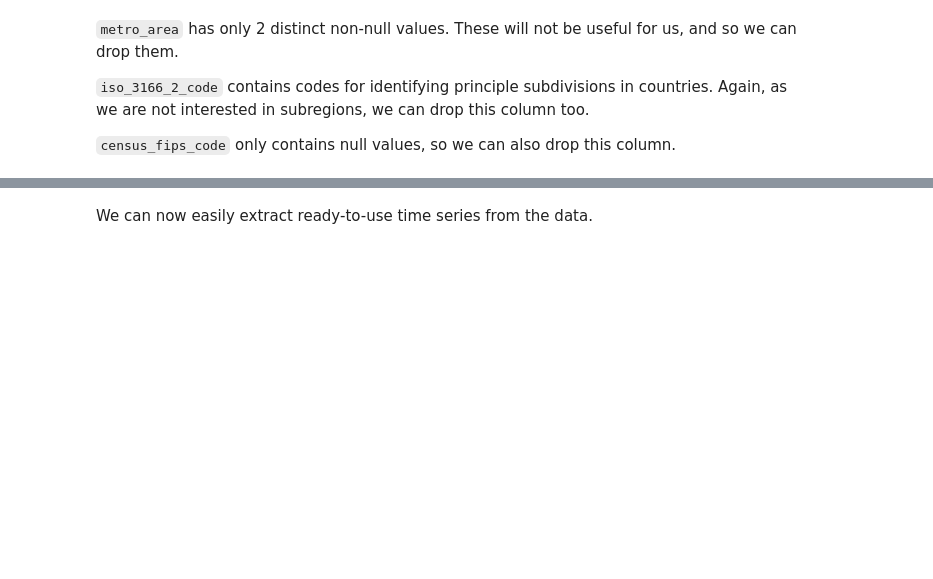
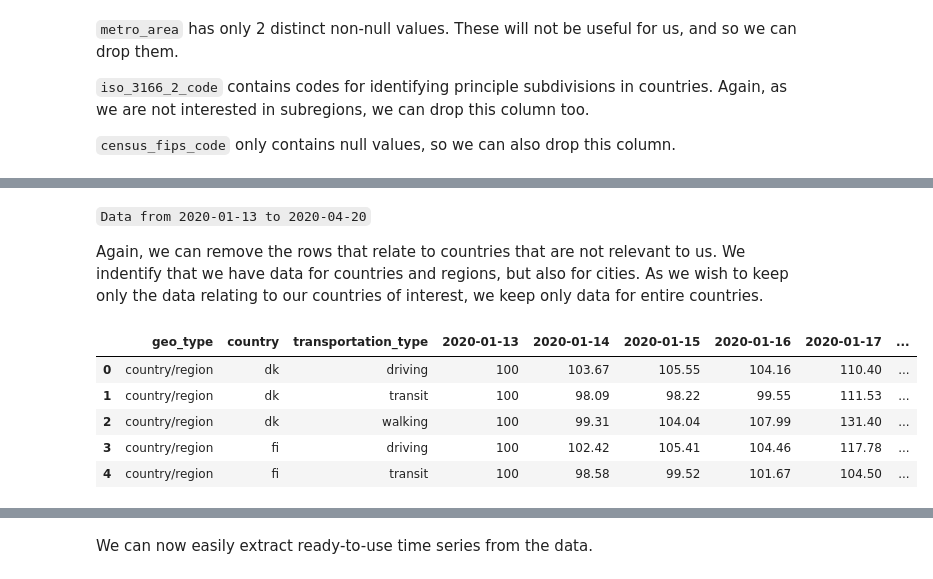
Before and after one commit to epfl-ada/ada-2022-project-zeta, a Jupyter notebook: notebook_anton.ipynb, the cells around one changed output, grey strips where cells are left out. Saved outputs shown, nothing was run; the diff lists cells and outputs as text; code cells hidden in the pictures; blank space fills up the shorter version.

```diff
--- a/notebook_anton.ipynb
+++ b/notebook_anton.ipynb
@@ -323,3 +334,29 @@ transport_data.head()
 | 2 | country/region | Argentina | driving | 100 | 97.07 | 102.45 | 111.21 | 118.45 | ... |
 | 3 | country/region | Argentina | walking | 100 | 95.11 | 101.37 | 112.67 | 116.72 | ... |
 | 4 | country/region | Australia | driving | 100 | 102.98 | 104.21 | 108.63 | 109.08 | ... |
+# %% [markdown]
+`Data from 2020-01-13 to 2020-04-20`
+
+Again, we can remove the rows that relate to countries that are not relevant to us. We indentify that we have data for countries and regions, but also for cities. As we wish to keep only the data relating to our countries of interest, we keep only data for entire countries.
+# %%
+# Select only rows in countries of interest
+transport_data = transport_data.loc[
+    transport_data.region.isin(countries.values())
+].reset_index(drop=True)
+
+# Rename columns
+transport_data = transport_data.rename(columns={"region": "country"})
+
+# Convert country name to country code
+transport_data["country"] = transport_data["country"].apply(
+    lambda x: list(countries.keys())[list(countries.values()).index(x)]
+)
+
+transport_data.head()
+# %% [output]
+|  | geo_type | country | transportation_type | 2020-01-13 | 2020-01-14 | 2020-01-15 | 2020-01-16 | 2020-01-17 | ... |
+| 0 | country/region | dk | driving | 100 | 103.67 | 105.55 | 104.16 | 110.40 | ... |
+| 1 | country/region | dk | transit | 100 | 98.09 | 98.22 | 99.55 | 111.53 | ... |
+| 2 | country/region | dk | walking | 100 | 99.31 | 104.04 | 107.99 | 131.40 | ... |
+| 3 | country/region | fi | driving | 100 | 102.42 | 105.41 | 104.46 | 117.78 | ... |
+| 4 | country/region | fi | transit | 100 | 98.58 | 99.52 | 101.67 | 104.50 | ... |
```
Also changed, not shown: parts of 16 cells of this notebook.
